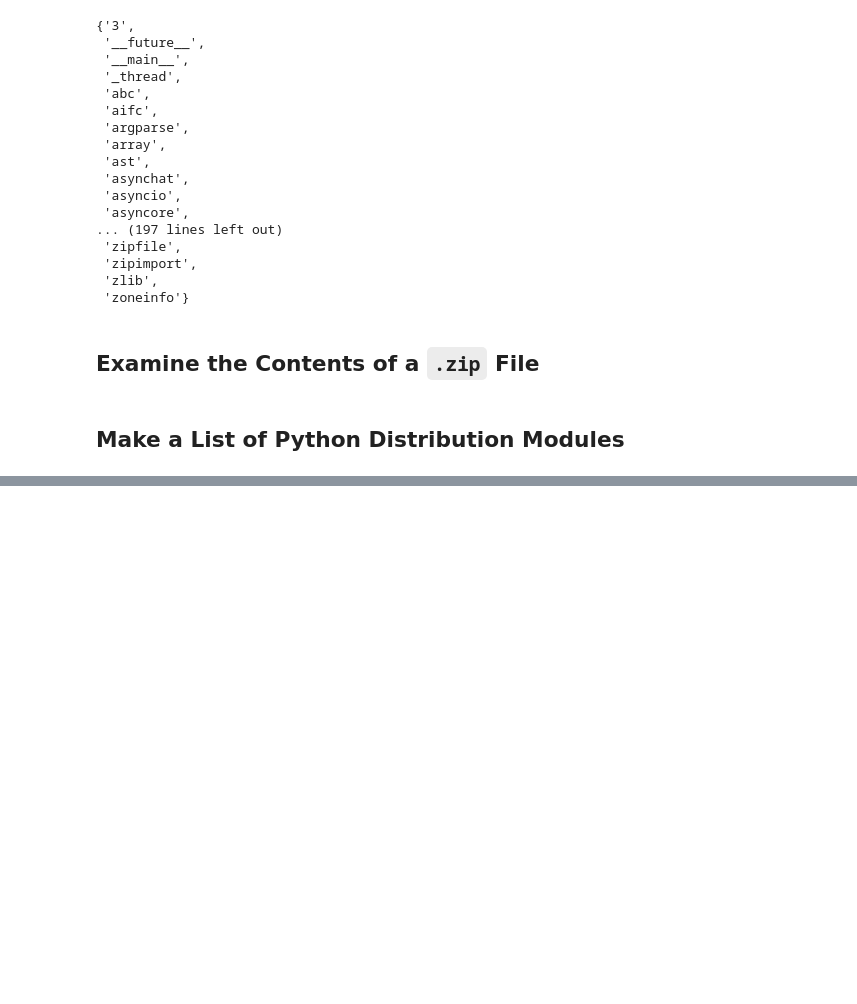
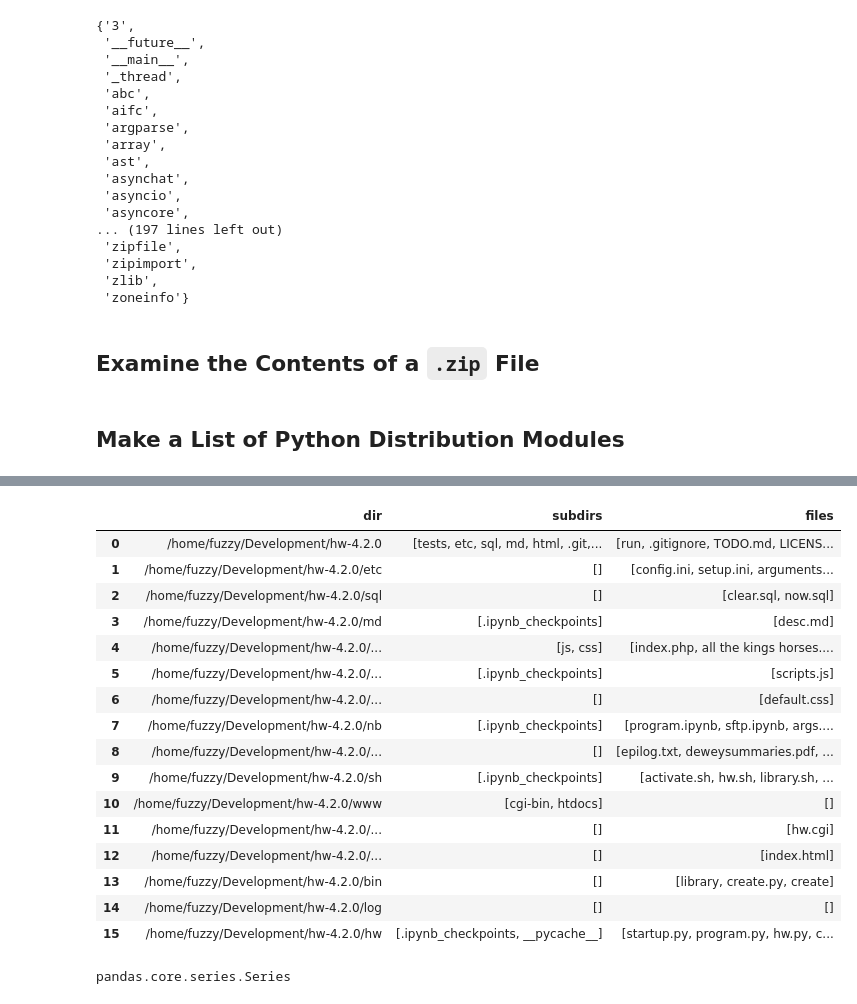
Before and after one commit to fuzzyklein/hw-4.2.0, a Jupyter notebook: nb/imports.ipynb, the cells around one changed output, grey strips where cells are left out. Cells and saved outputs as stored; diff of their text form; code cells hidden in the pictures; blank space fills up the shorter version.

```diff
--- a/nb/imports.ipynb
+++ b/nb/imports.ipynb
@@ -227,0 +327,3 @@ print_imports('../hw')
+# %%
+path = BASEDIR
+path.name
@@ -229,0 +340,44 @@ print_imports('../hw')
+# %%
+def ignore(name:str):
+    """Ignore directories that start with '_' and files that start with '.' or '_'."""
+#     print(name)
+    IGNORE = {'.', '_', 'tests'}
+    components = name.split(os.sep)
+#     pp(components)
+    if len(components) > 1:
+        for s in name.split(os.sep)[:-1]:
+            for i in IGNORE:
+                if s.startswith(i): return True
+    p = Path(name)
+    if p.is_dir() and p.name.startswith('_'): return True
+    else:
+        for i in IGNORE:
+            if p.name.startswith(i) and not p.stem in {'__init__', '__main__'}:
+                return True
+    return False
+# %%
+df = DataFrame([f for f in os.walk(path, followlinks=True) if not ignore(f[0])], columns=['dir', 'subdirs', 'files'])
+# %%
+df
+# %% [output]
+|  | dir | subdirs | files |
+| 0 | /home/fuzzy/Development/hw-4.2.0 | [tests, etc, sql, md, html, .git,... | [run, .gitignore, TODO.md, LICENS... |
+| 1 | /home/fuzzy/Development/hw-4.2.0/etc | [] | [config.ini, setup.ini, arguments... |
+| 2 | /home/fuzzy/Development/hw-4.2.0/sql | [] | [clear.sql, now.sql] |
+| 3 | /home/fuzzy/Development/hw-4.2.0/md | [.ipynb_checkpoints] | [desc.md] |
+| 4 | /home/fuzzy/Development/hw-4.2.0/... | [js, css] | [index.php, all the kings horses.... |
+| 5 | /home/fuzzy/Development/hw-4.2.0/... | [.ipynb_checkpoints] | [scripts.js] |
+| 6 | /home/fuzzy/Development/hw-4.2.0/... | [] | [default.css] |
+| 7 | /home/fuzzy/Development/hw-4.2.0/nb | [.ipynb_checkpoints] | [program.ipynb, sftp.ipynb, args.... |
+| 8 | /home/fuzzy/Development/hw-4.2.0/... | [] | [epilog.txt, deweysummaries.pdf, ... |
+| 9 | /home/fuzzy/Development/hw-4.2.0/sh | [.ipynb_checkpoints] | [activate.sh, hw.sh, library.sh, ... |
+| 10 | /home/fuzzy/Development/hw-4.2.0/www | [cgi-bin, htdocs] | [] |
+| 11 | /home/fuzzy/Development/hw-4.2.0/... | [] | [hw.cgi] |
+| 12 | /home/fuzzy/Development/hw-4.2.0/... | [] | [index.html] |
+| 13 | /home/fuzzy/Development/hw-4.2.0/bin | [] | [library, create.py, create] |
+| 14 | /home/fuzzy/Development/hw-4.2.0/log | [] | [] |
+| 15 | /home/fuzzy/Development/hw-4.2.0/hw | [.ipynb_checkpoints, __pycache__] | [startup.py, program.py, hw.py, c... |
+# %%
+type(df['files'])
+# %% [output]
+pandas.core.series.Series
```
Also changed, not shown: parts of 47 cells of this notebook, 16 other files.
